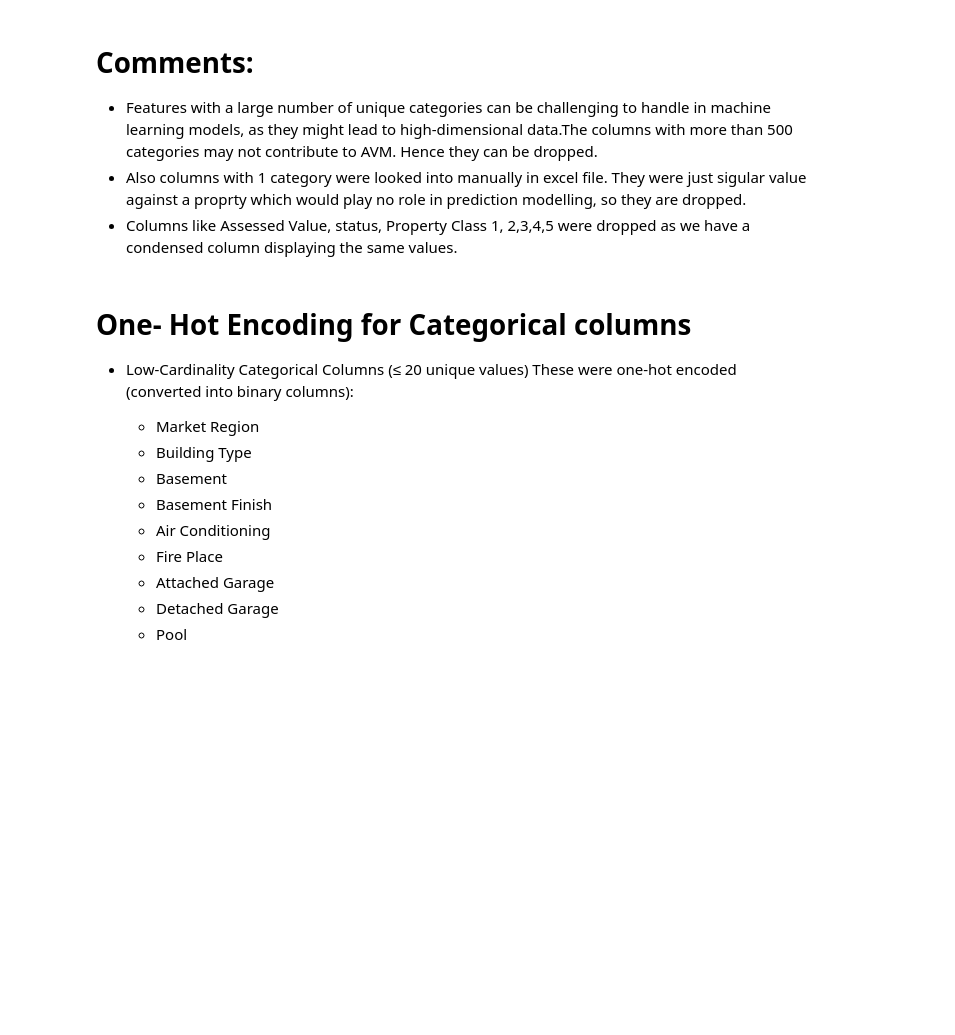
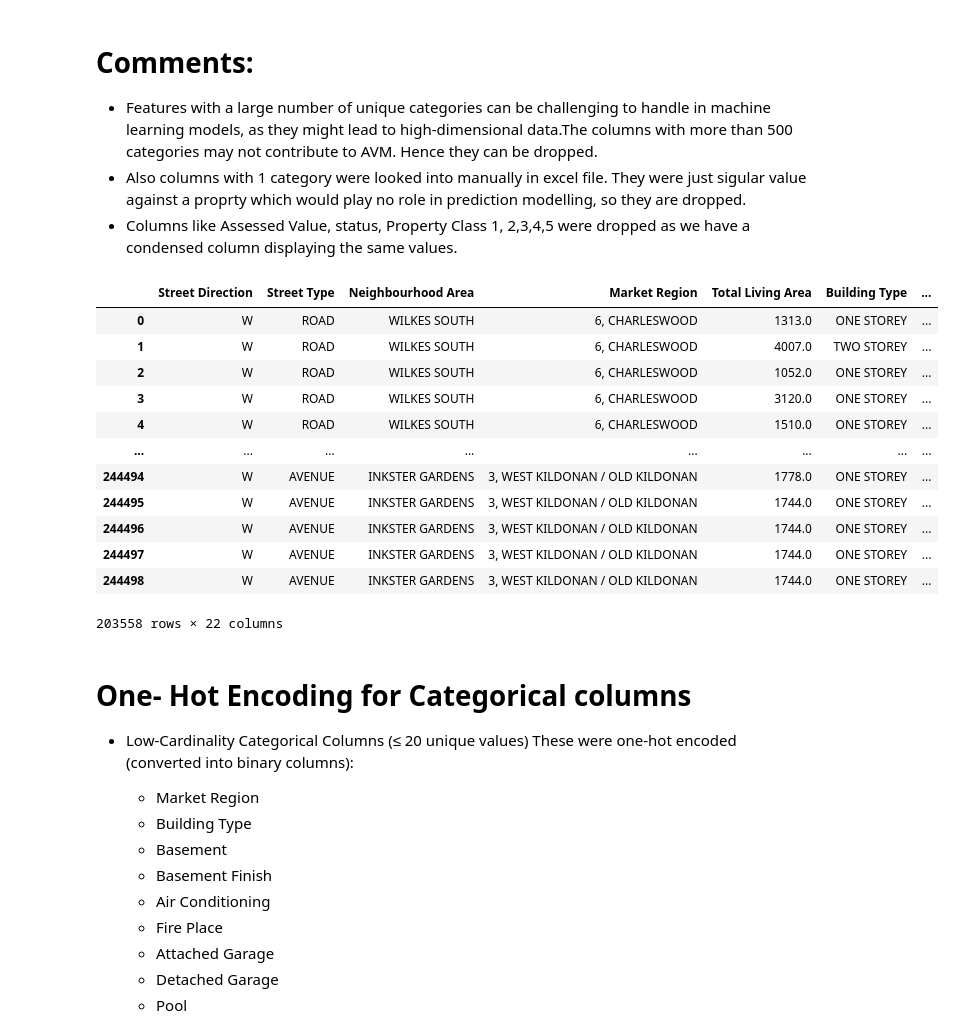
Before and after one commit to prarnamehta/Automated-Valuation-Model, a Jupyter notebook: Automated valuation model.ipynb, the cells around one changed output. Cells and saved outputs as stored; diff of their text form; code cells hidden in the pictures; blank space fills up the shorter version.

```diff
--- a/Automated valuation model.ipynb
+++ b/Automated valuation model.ipynb
@@ -345,6 +347,22 @@ Cols_to_drop = ['Full Address','Geometry','Detail URL',
                 'Status 5','Roll Number','Unit Number','Street Name','Street Suffix','Dwelling Units',
                 'Multiple Residences','Property Influences','Number Floors (Condo)']
 ds = ds.drop(columns=Cols_to_drop)
+# %%
+ds
+# %% [output]
+|  | Street Direction | Street Type | Neighbourhood Area | Market Region | Total Living Area | Building Type | ... |
+| 0 | W | ROAD | WILKES SOUTH | 6, CHARLESWOOD | 1313.0 | ONE STOREY | ... |
+| 1 | W | ROAD | WILKES SOUTH | 6, CHARLESWOOD | 4007.0 | TWO STOREY | ... |
+| 2 | W | ROAD | WILKES SOUTH | 6, CHARLESWOOD | 1052.0 | ONE STOREY | ... |
+| 3 | W | ROAD | WILKES SOUTH | 6, CHARLESWOOD | 3120.0 | ONE STOREY | ... |
+| 4 | W | ROAD | WILKES SOUTH | 6, CHARLESWOOD | 1510.0 | ONE STOREY | ... |
+| ... | ... | ... | ... | ... | ... | ... | ... |
+| 244494 | W | AVENUE | INKSTER GARDENS | 3, WEST KILDONAN / OLD KILDONAN | 1778.0 | ONE STOREY | ... |
+| 244495 | W | AVENUE | INKSTER GARDENS | 3, WEST KILDONAN / OLD KILDONAN | 1744.0 | ONE STOREY | ... |
+| 244496 | W | AVENUE | INKSTER GARDENS | 3, WEST KILDONAN / OLD KILDONAN | 1744.0 | ONE STOREY | ... |
+| 244497 | W | AVENUE | INKSTER GARDENS | 3, WEST KILDONAN / OLD KILDONAN | 1744.0 | ONE STOREY | ... |
+| 244498 | W | AVENUE | INKSTER GARDENS | 3, WEST KILDONAN / OLD KILDONAN | 1744.0 | ONE STOREY | ... |
+203558 rows × 22 columns
 # %% [markdown]
 # One- Hot Encoding for Categorical columns
 
```
Also changed, not shown: parts of 5 cells of this notebook.
